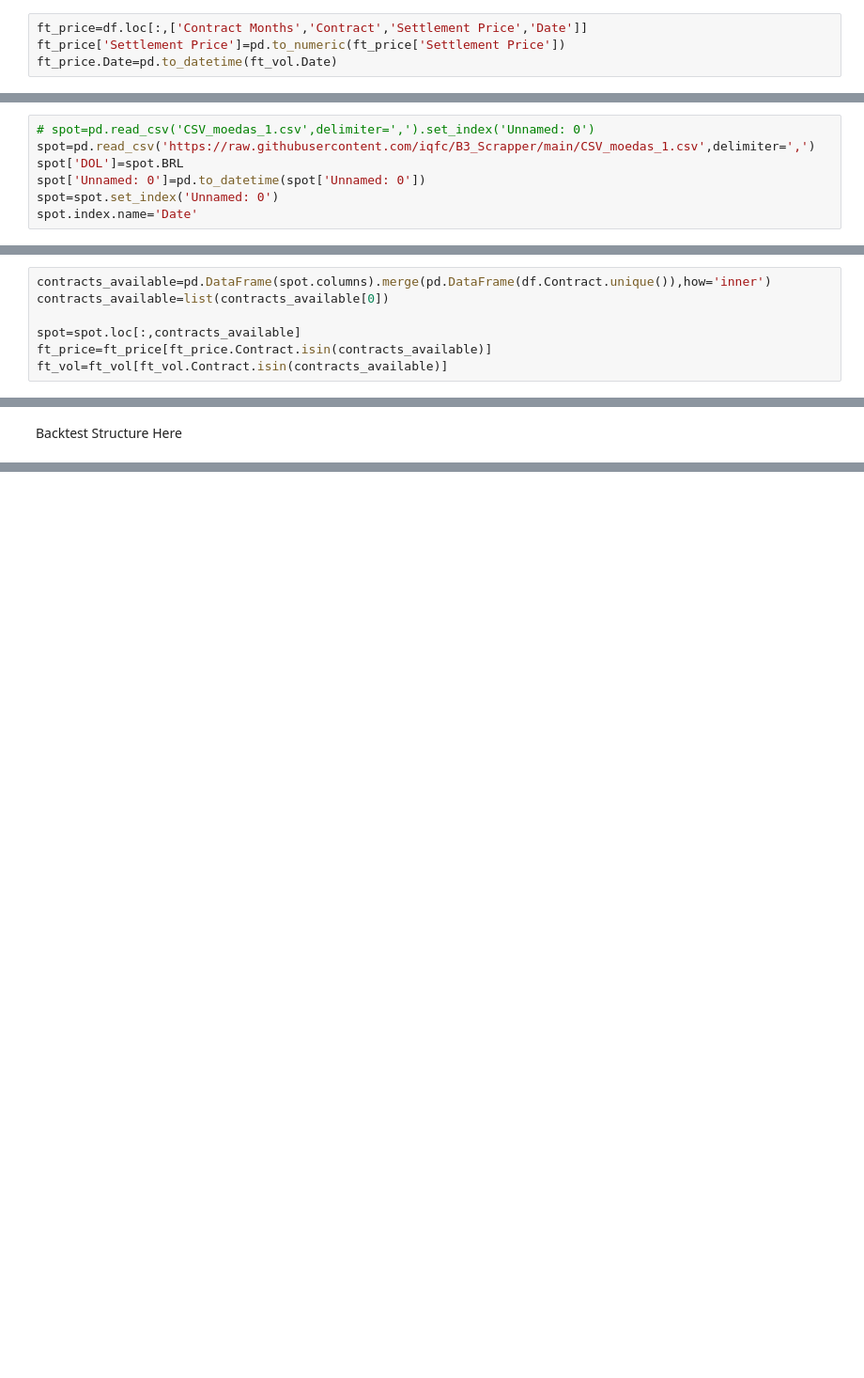
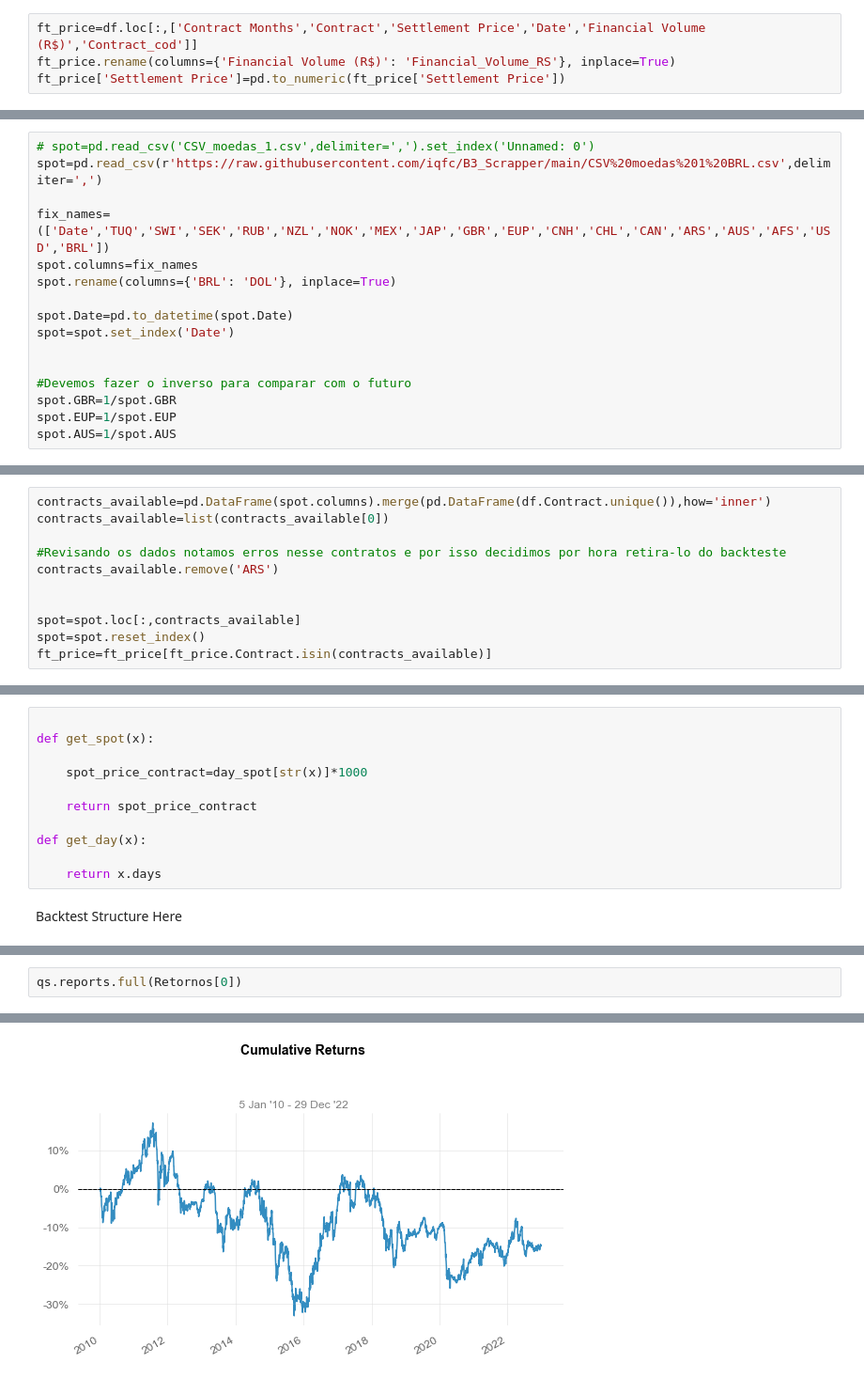
Before and after one commit to iqfc/B3_Scrapper, a Jupyter notebook: carry_model.ipynb, the cells around one changed output, grey strips where cells are left out. Shown: that part at 94% size. Cells and saved outputs as stored; diff of their text form; blank space fills up the shorter version.

```diff
--- a/carry_model.ipynb
+++ b/carry_model.ipynb
@@ -49,24 +45,37 @@ ft_vol.Date=pd.to_datetime(ft_vol.Date)
 # %% [markdown]
 Settlement price dos futuros
 # %%
-ft_price=df.loc[:,['Contract Months','Contract','Settlement Price','Date']]
+ft_price=df.loc[:,['Contract Months','Contract','Settlement Price','Date','Financial Volume (R$)','Contract_cod']]
+ft_price.rename(columns={'Financial Volume (R$)': 'Financial_Volume_RS'}, inplace=True)
 ft_price['Settlement Price']=pd.to_numeric(ft_price['Settlement Price'])
-ft_price.Date=pd.to_datetime(ft_vol.Date)
 # %% [markdown]
 Importando Spot Prices
 # %%
 # spot=pd.read_csv('CSV_moedas_1.csv',delimiter=',').set_index('Unnamed: 0')
-spot=pd.read_csv('https://raw.githubusercontent.com/iqfc/B3_Scrapper/main/CSV_moedas_1.csv',delimiter=',')
-spot['DOL']=spot.BRL
-spot['Unnamed: 0']=pd.to_datetime(spot['Unnamed: 0'])
-spot=spot.set_index('Unnamed: 0')
-spot.index.name='Date'
+spot=pd.read_csv(r'https://raw.githubusercontent.com/iqfc/B3_Scrapper/main/CSV%20moedas%201%20BRL.csv',delimiter=',')
+
+fix_names=(['Date','TUQ','SWI','SEK','RUB','NZL','NOK','MEX','JAP','GBR','EUP','CNH','CHL','CAN','ARS','AUS','AFS','USD','BRL'])
+spot.columns=fix_names
+spot.rename(columns={'BRL': 'DOL'}, inplace=True)
+
+spot.Date=pd.to_datetime(spot.Date)
+spot=spot.set_index('Date')
+
+
+#Devemos fazer o inverso para comparar com o futuro
+spot.GBR=1/spot.GBR
+spot.EUP=1/spot.EUP
+spot.AUS=1/spot.AUS
 # %% [markdown]
 Geting only the contracts available in all bases
 # %%
 contracts_available=pd.DataFrame(spot.columns).merge(pd.DataFrame(df.Contract.unique()),how='inner')
 contracts_available=list(contracts_available[0])
 
+#Revisando os dados notamos erros nesse contratos e por isso decidimos por hora retira-lo do backteste
+contracts_available.remove('ARS')
+
+
 spot=spot.loc[:,contracts_available]
+spot=spot.reset_index()
 ft_price=ft_price[ft_price.Contract.isin(contracts_available)]
-ft_vol=ft_vol[ft_vol.Contract.isin(contracts_available)]
@@ -73,3 +86,14 @@ ft_vol=ft_vol[ft_vol.Contract.isin(contracts_available)]
+# %%
+
+def get_spot(x):
+
+    spot_price_contract=day_spot[str(x)]*1000
+
+    return spot_price_contract
+
+def get_day(x):
+
+    return x.days
 # %% [markdown]
 Backtest Structure Here
 # %%
@@ -103,0 +184,3 @@ day_vol=ft_vol[(ft_vol.Date > data_analise) & (ft_vol.Date < start_date) & (ft_v
+# %%
+qs.reports.full(Retornos[0])
+# %% [output]
@@ -103,0 +214 @@ day_vol=ft_vol[(ft_vol.Date > data_analise) & (ft_vol.Date < start_date) & (ft_v
+[figure, added]
```
Also changed, not shown: parts of 8 cells of this notebook.
